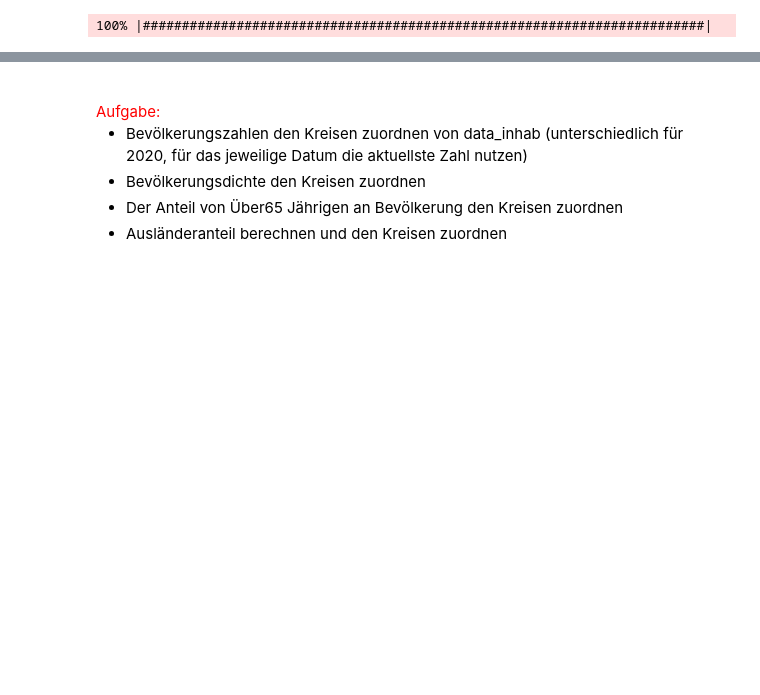
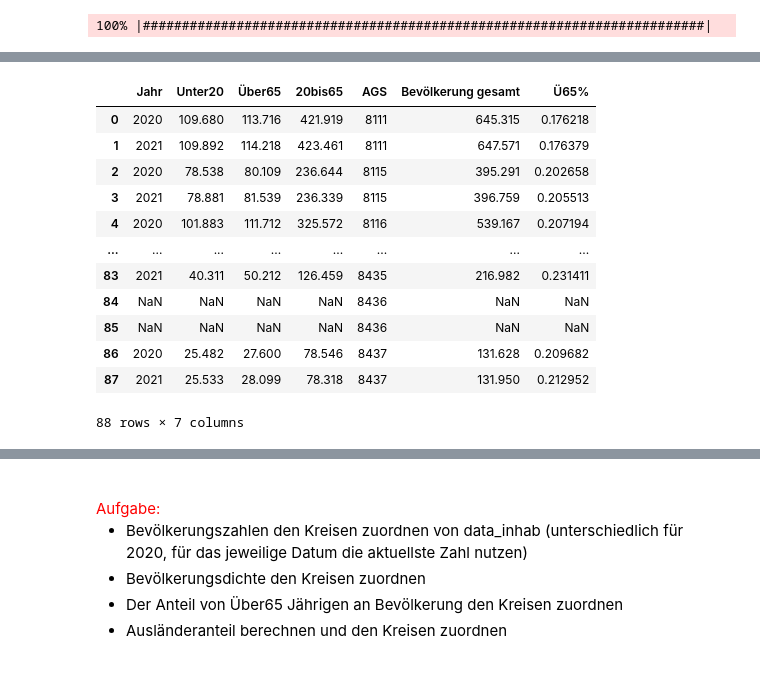
Before and after one commit to BastianWildmann/Covid-19-Project-Data-Science, a Jupyter notebook: Covid-19-Datenanalyse.ipynb, the cells around one changed output, grey strips where cells are left out. Cells and saved outputs as stored; diff of their text form; code cells hidden in the pictures; blank space fills up the shorter version.

```diff
--- a/Covid-19-Datenanalyse.ipynb
+++ b/Covid-19-Datenanalyse.ipynb
@@ -228,0 +263,16 @@ data_age
+# %%
+data_age
+# %% [output]
+|  | Jahr | Unter20 | Über65 | 20bis65 | AGS | Bevölkerung gesamt | Ü65% |
+| 0 | 2020 | 109.680 | 113.716 | 421.919 | 8111 | 645.315 | 0.176218 |
+| 1 | 2021 | 109.892 | 114.218 | 423.461 | 8111 | 647.571 | 0.176379 |
+| 2 | 2020 | 78.538 | 80.109 | 236.644 | 8115 | 395.291 | 0.202658 |
+| 3 | 2021 | 78.881 | 81.539 | 236.339 | 8115 | 396.759 | 0.205513 |
+| 4 | 2020 | 101.883 | 111.712 | 325.572 | 8116 | 539.167 | 0.207194 |
+| ... | ... | ... | ... | ... | ... | ... | ... |
+| 83 | 2021 | 40.311 | 50.212 | 126.459 | 8435 | 216.982 | 0.231411 |
+| 84 | NaN | NaN | NaN | NaN | 8436 | NaN | NaN |
+| 85 | NaN | NaN | NaN | NaN | 8436 | NaN | NaN |
+| 86 | 2020 | 25.482 | 27.600 | 78.546 | 8437 | 131.628 | 0.209682 |
+| 87 | 2021 | 25.533 | 28.099 | 78.318 | 8437 | 131.950 | 0.212952 |
+88 rows × 7 columns
```
Also changed, not shown: parts of 5 cells of this notebook, 2 other files.
